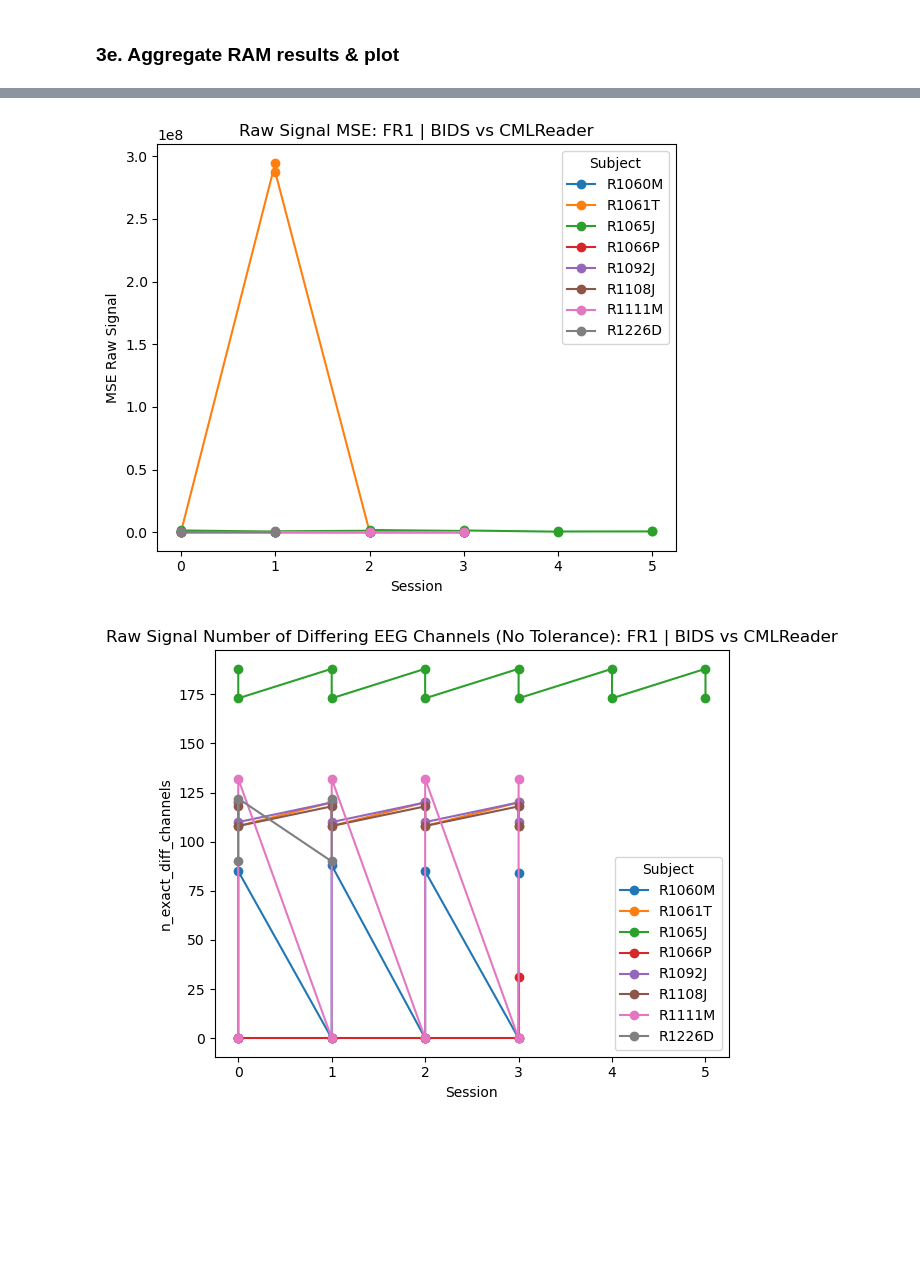
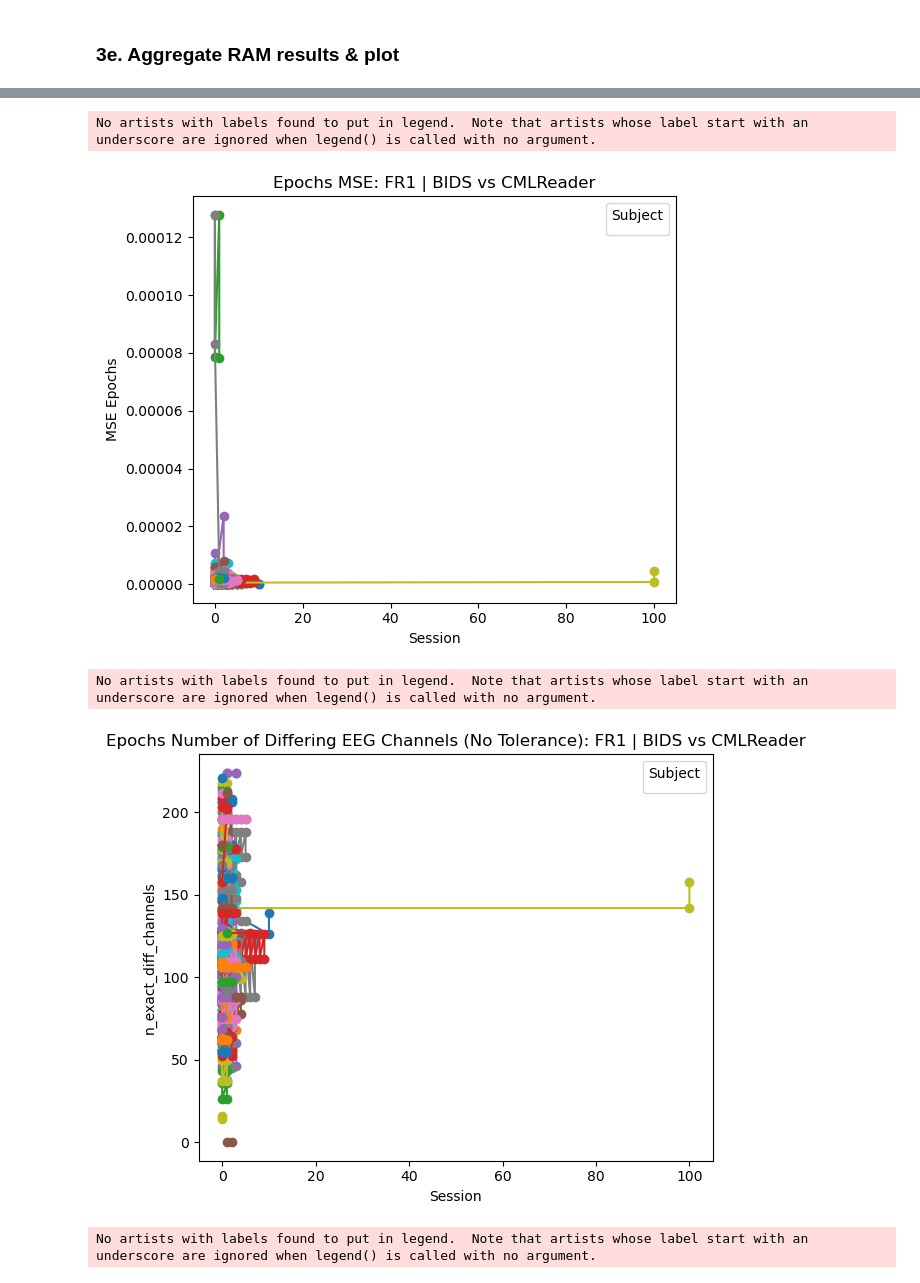
Before and after one commit to pennmem/EEGLoaderQualityCheck, a Jupyter notebook: compare_cml_bids.ipynb, the cells around one changed output, grey strips where cells are left out. Drawn from its saved outputs; the diff is of its cells as text; code cells hidden in the pictures; blank space fills up the shorter version.

Commit message:
before adding digital signal comparator

```diff
--- a/compare_cml_bids.ipynb
+++ b/compare_cml_bids.ipynb
@@ -48,9 +51,9 @@ SKIP_IF_EXISTS = True
 # %% [markdown]
 ### 2a. Select subjects & sessions
 # %%
-ltp_experiments = ["ValueCourier"]
-ltp_bids_root   = "/data/LTP_BIDS/"
-ltp_out_path    = "ltp_results/"
+ltp_experiments = ["VFFR"]
+ltp_bids_root   = "/data/LTP_BIDS/VFFR"
+ltp_out_path    = "results/VFFR_results/"
 
 df = cml.get_data_index()
 df_exp = df[df["experiment"].isin(ltp_experiments)].copy()
@@ -59,10 +62,10 @@ df_exp = df_exp[~df_exp["subject"].isin(SUBJECTS_TO_EXCLUDE)]
 dfs = []
 for exp in ltp_experiments:
     df_this = df_exp[df_exp["experiment"] == exp]
-    subjects = df_this["subject"].drop_duplicates().sort_values().head(MAX_SUBJECTS)
+    subjects = df_this["subject"].drop_duplicates().sort_values()
     dfs.append(df_this[df_this["subject"].isin(subjects)])
 
 df_ltp = pd.concat(dfs, ignore_index=True)
 print(f"LTP jobs: {len(df_ltp)} sessions across {df_ltp['subject'].nunique()} subjects")
-df_ltp[["subject", "experiment", "session"]].head(20)
+df_ltp[["subject", "experiment", "session"]]
 # %% [output]
@@ -500,0 +990,6 @@ Skipping df_montage_summary (no files)
+# %%
+FILE_CATEGORIES_RAM = [
+    "df_epoch_summary", "df_epoch_time",
+]
+
+ram_dfs = load_ram_dfs(FILE_CATEGORIES_RAM)
@@ -501,25 +999,25 @@ Skipping df_montage_summary (no files)
 # %%
+# --- Helper: if summary has per-event rows, aggregate to one row per (subject, session, acquisition) ---
+def aggregate_epoch_summary(df):
+    """Keep only 'ALL' rows if present, otherwise average over event types."""
+    if "event_type" in df.columns and "ALL" in df["event_type"].values:
+        return df[df["event_type"] == "ALL"].copy()
+    # Fallback: average numeric columns, keep first of non-numeric
+    group_cols = ["subject", "experiment", "session", "comparison", "source_a", "source_b"]
+    if "acquisition" in df.columns:
+        group_cols.append("acquisition")
+    group_cols = [c for c in group_cols if c in df.columns]
+    return df.groupby(group_cols, as_index=False).mean(numeric_only=True)
+# ram_dfs = aggregate_epoch_summary(ram_dfs[])
 # --- Raw signal plots ---
-if "df_raw_summary" in ram_dfs:
-    plot_comparison_results(ram_dfs["df_raw_summary"], "mean_abs_diff", "std_diff", col_label="Mean Abs Signal Diff", title="Raw Signal Mean Difference")
-    plot_comparison_results(ram_dfs["df_raw_summary"], "mse", col_label="MSE Raw Signal", title="Raw Signal MSE")
-    plot_comparison_results(ram_dfs["df_raw_summary"], "n_exact_diff_channels", title="Raw Signal Number of Differing EEG Channels (No Tolerance)")
-    plot_comparison_results(ram_dfs["df_raw_summary"], "n_close_diff_channels", title="Raw Signal Number of Differing EEG Channels (Tolerance)")
+if "df_epoch_summary" in ram_dfs:
+    epoch_summary = aggregate_epoch_summary(ram_dfs["df_epoch_summary"])
+    plot_comparison_results(epoch_summary, "mean_abs_diff", "std_diff", col_label="Mean Abs Signal Diff", title="Epochs Mean Difference")
+    plot_comparison_results(epoch_summary, "mse", col_label="MSE Epochs", title="Epochs MSE")
+    plot_comparison_results(epoch_summary, "n_exact_diff_channels", title="Epochs Number of Differing EEG Channels (No Tolerance)")
+    plot_comparison_results(epoch_summary, "n_close_diff_channels", title="Epochs Number of Differing EEG Channels (Tolerance)")
 
-if "df_epoch" in ram_dfs:
-    plot_comparison_results(ram_dfs["df_epoch_summary"], "mean_abs_diff", "std_diff", col_label="Mean Abs Signal Diff", title="Epochs Mean Difference")
-    plot_comparison_results(ram_dfs["df_epoch_summary"], "mse", col_label="MSE Epochs", title="Raw Signal MSE")
-    plot_comparison_results(ram_dfs["df_epoch_summary"], "n_exact_diff_channels", title="Epochs Number of Differing EEG Channels (No Tolerance)")
-    plot_comparison_results(ram_dfs["df_epoch_summary"], "n_close_diff_channels", title="Epochs Number of Differing EEG Channels (Tolerance)")
-
-# --- Time coord plots ---
-if "df_time" in ram_dfs:
-    plot_comparison_results(ram_dfs["df_time"], "mean_abs_time_diff", "std_time_diff", col_label="Mean Abs Time Diff", title="Raw Signal Time Indices Mean Difference")
-    plot_comparison_results(ram_dfs["df_time"], "mse_time", col_label="MSE Time", title="Raw Signal Time Indices MSE")
-    plot_comparison_results(ram_dfs["df_epoch_time"], "mean_abs_time_diff", "std_time_diff", col_label="Mean Abs Time Diff", title="Epochs Time Indices Mean Difference")
-    plot_comparison_results(ram_dfs["df_epoch_time"], "mse_time", col_label="MSE Time", title="Epochs Time Indices MSE")
-
-# --- Behavioral plots ---
-if "df_behavior_summary" in ram_dfs:
-    plot_comparison_results(ram_dfs["df_behavior_summary"], "n_differing_columns", title="Events Number of Differing Columns")
+if "df_epoch_time" in ram_dfs:
+    plot_comparison_results(ram_dfs["df_epoch_time"], "n_close_time_diff", col_label="Number of Events", title="Number of Events Time Different (No Tolerance)")
+    plot_comparison_results(ram_dfs["df_epoch_time"], "mean_abs_time_diff","std_time_diff", col_label="Time (s)", title="Epoch Time Difference")
 # %% [output]
@@ -527,2 +1026,5 @@ if "df_behavior_summary" in ram_dfs:
+No artists with labels found to put in legend.  Note that artists whose label start with an underscore are ignored when legend() is called with no argument.
-[figure, old version]
+[figure, new version]
+No artists with labels found to put in legend.  Note that artists whose label start with an underscore are ignored when legend() is called with no argument.
-[figure, old version]
+[figure, new version]
+No artists with labels found to put in legend.  Note that artists whose label start with an underscore are ignored when legend() is called with no argument.
```
Also changed, not shown: parts of 27 cells of this notebook, 12 other files.
